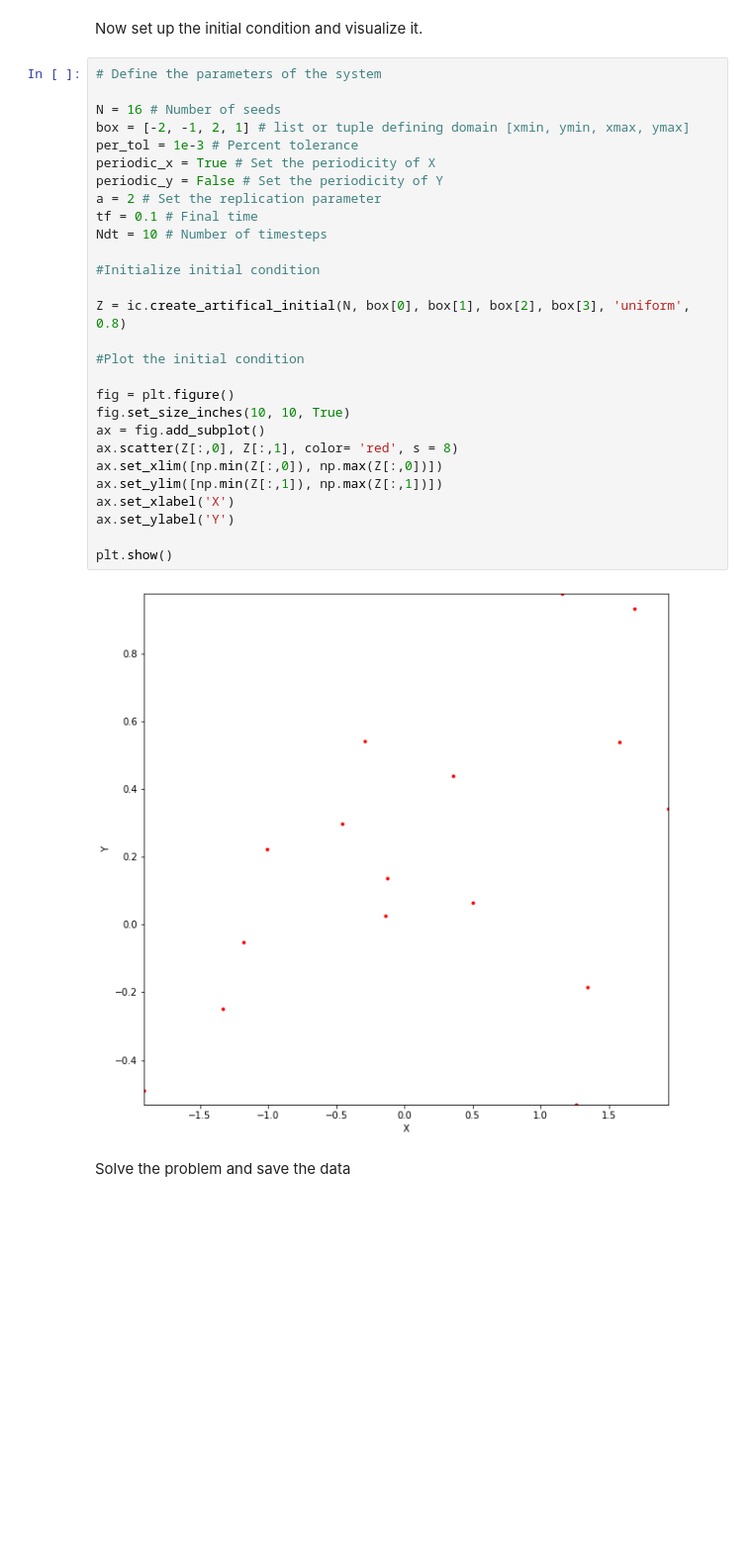
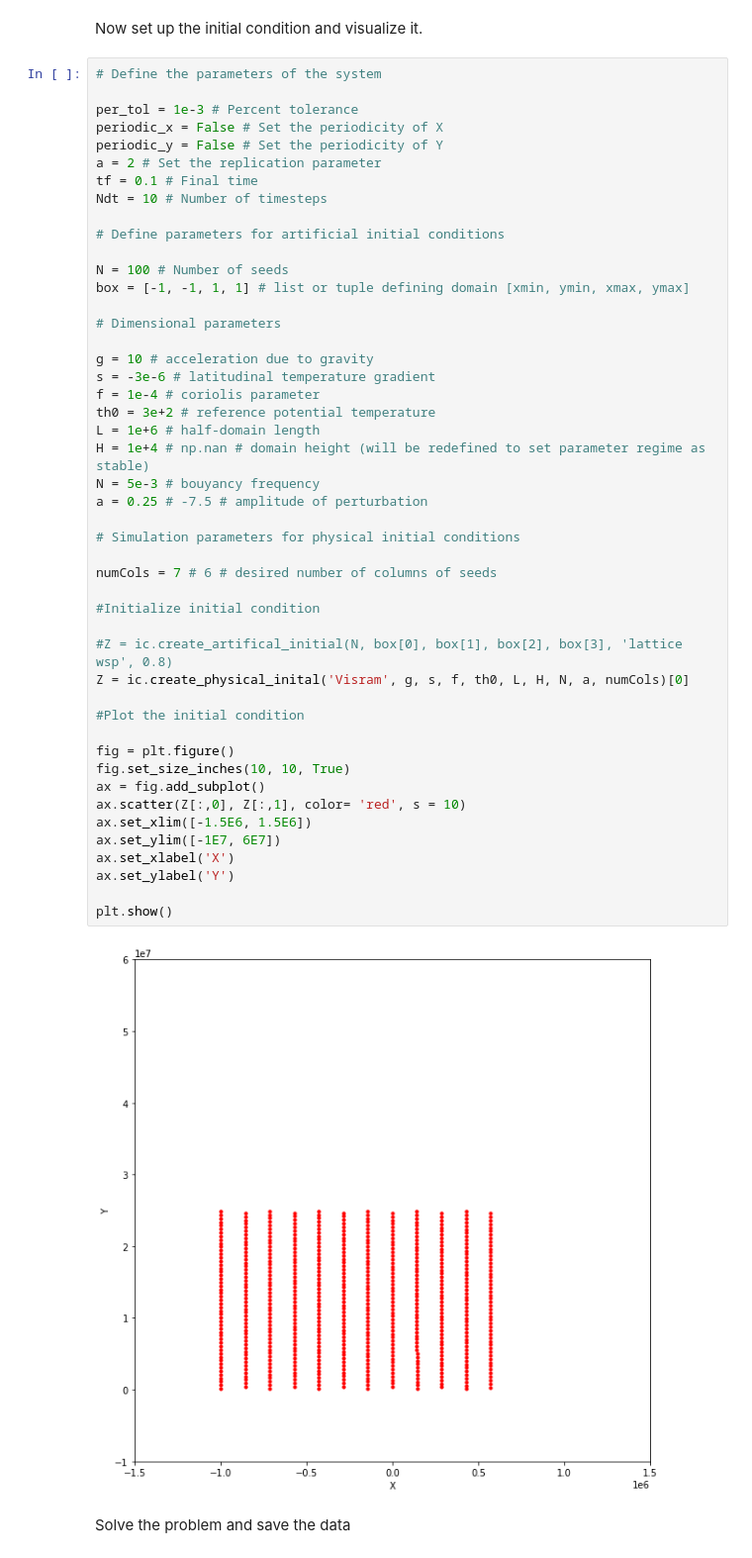
Before and after one commit to thelavier/2DIncompressibleSG, a Jupyter notebook: RunCode.ipynb, the cells around one changed output. Shown at 99% size. Saved outputs shown, nothing was run; the diff lists cells and outputs as text; blank space fills up the shorter version.

Commit message:
coding up initial conditions

```diff
--- a/RunCode.ipynb
+++ b/RunCode.ipynb
@@ -17,33 +17,52 @@ Now set up the initial condition and visualize it.
 # %%
 # Define the parameters of the system
 
-N = 16 # Number of seeds
-box = [-2, -1, 2, 1] # list or tuple defining domain [xmin, ymin, xmax, ymax]
 per_tol = 1e-3 # Percent tolerance
-periodic_x = True # Set the periodicity of X
+periodic_x = False # Set the periodicity of X
 periodic_y = False # Set the periodicity of Y
 a = 2 # Set the replication parameter
 tf = 0.1 # Final time
 Ndt = 10 # Number of timesteps
 
+# Define parameters for artificial initial conditions
+
+N = 100 # Number of seeds
+box = [-1, -1, 1, 1] # list or tuple defining domain [xmin, ymin, xmax, ymax]
+
+# Dimensional parameters
+
+g = 10 # acceleration due to gravity
+s = -3e-6 # latitudinal temperature gradient
+f = 1e-4 # coriolis parameter
+th0 = 3e+2 # reference potential temperature
+L = 1e+6 # half-domain length
+H = 1e+4 # np.nan # domain height (will be redefined to set parameter regime as stable)
+N = 5e-3 # bouyancy frequency
+a = 0.25 # -7.5 # amplitude of perturbation
+
+# Simulation parameters for physical initial conditions
+
+numCols = 7 # 6 # desired number of columns of seeds
+
 #Initialize initial condition
 
-Z = ic.create_artifical_initial(N, box[0], box[1], box[2], box[3], 'uniform', 0.8)
+#Z = ic.create_artifical_initial(N, box[0], box[1], box[2], box[3], 'lattice wsp', 0.8)
+Z = ic.create_physical_inital('Visram', g, s, f, th0, L, H, N, a, numCols)[0]
 
 #Plot the initial condition
 
 fig = plt.figure()
 fig.set_size_inches(10, 10, True)
 ax = fig.add_subplot()
-ax.scatter(Z[:,0], Z[:,1], color= 'red', s = 8)
-ax.set_xlim([np.min(Z[:,0]), np.max(Z[:,0])])
-ax.set_ylim([np.min(Z[:,1]), np.max(Z[:,1])])
+ax.scatter(Z[:,0], Z[:,1], color= 'red', s = 10)
+ax.set_xlim([-1.5E6, 1.5E6])
+ax.set_ylim([-1E7, 6E7])
 ax.set_xlabel('X')
 ax.set_ylabel('Y')
 
 plt.show()
 # %% [output]
-[figure, old version]
+[figure, new version]
 # %% [markdown]
 Solve the problem and save the data
 # %%
```
Also changed, not shown: parts of 1 cell of this notebook, 8 other files.
